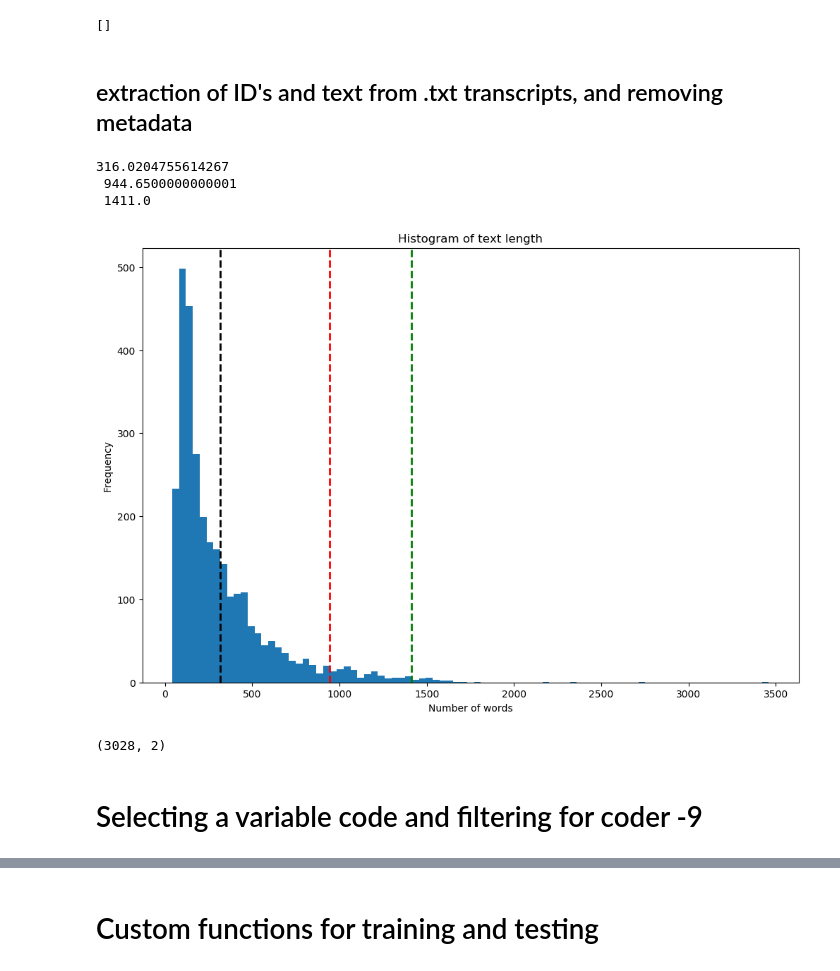
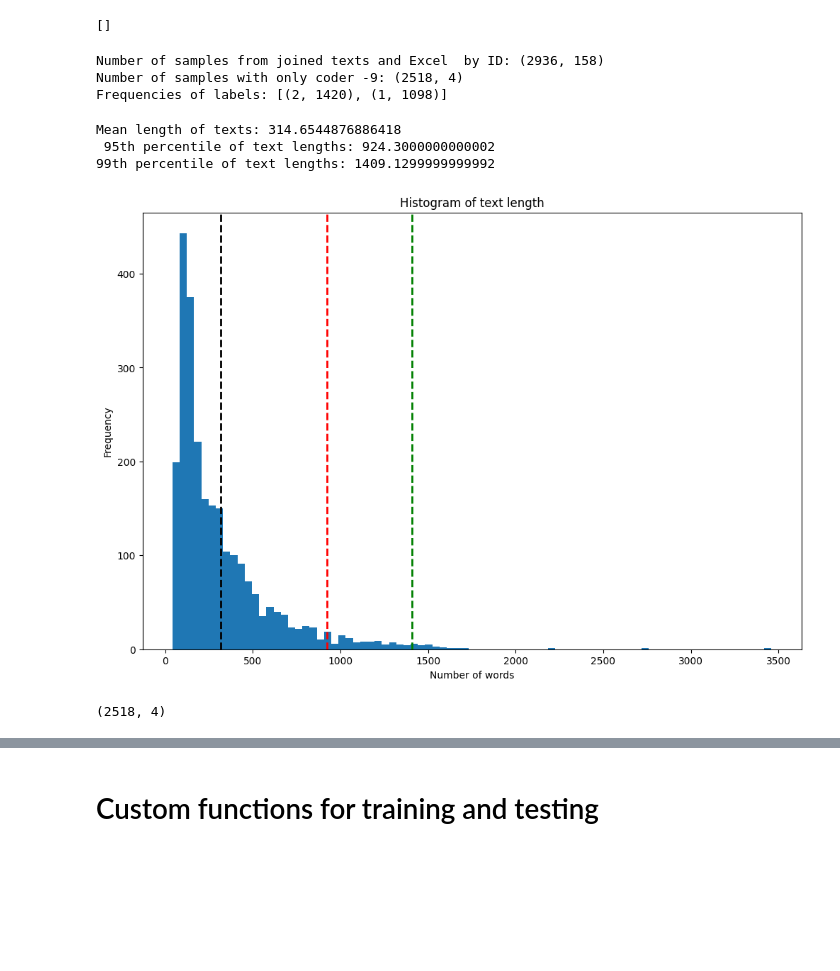
Before and after one commit to HubertBaginski/TranscriptsSuicideML, a Jupyter notebook: template_commented.ipynb, the cells around one changed output, grey strips where cells are left out. Cells and saved outputs as stored; diff of their text form; code cells hidden in the pictures; blank space fills up the shorter version.

```diff
--- a/template_commented.ipynb
+++ b/template_commented.ipynb
@@ -49,5 +42,3 @@ tf.compat.v1.keras.backend.set_session(session)
 tf.config.list_physical_devices('GPU')
 # %% [output]
 []
-# %% [markdown]
-## extraction of ID's and text from .txt transcripts, and removing metadata
@@ -102,35 +45,39 @@ df = df[:-1]
+# %%
+variable_code = "MF02_01"
+df_var = process_transcripts(variable_code)
+# %% [output]
+Number of samples from joined texts and Excel  by ID: (2936, 158)
+Number of samples with only coder -9: (2518, 4)
+Frequencies of labels: [(2, 1420), (1, 1098)]
 # %%
 # sequence length histogram to determine cutoff
-a = []
-for i in df.text.values:
-    temp = i.split(" ")
-    a.append(len(temp))
+lengths = [len(text.split(" ")) for text in df_var.text.values]
 
-fig, ax = plt.subplots(figsize=(12,8))
+fig, ax = plt.subplots(figsize=(12, 8))
 
-plt.hist(a, bins='auto')
-plt.axvline(np.mean(a), color='k', linestyle='dashed', linewidth=2)
-plt.axvline(np.percentile(a, 95), color='red', linestyle='dashed', linewidth=2)
-plt.axvline(np.percentile(a, 99), color='green', linestyle='dashed', linewidth=2)
+plt.hist(lengths, bins='auto')
+plt.axvline(np.mean(lengths), color='k', linestyle='dashed', linewidth=2)
+plt.axvline(np.percentile(lengths, 95), color='red', linestyle='dashed', linewidth=2)
+plt.axvline(np.percentile(lengths, 99), color='green', linestyle='dashed', linewidth=2)
 plt.xlabel('Number of words')
 plt.ylabel('Frequency')
 plt.title("Histogram of text length")
 fig.savefig("seq_len_CI.png", dpi=600)
-print(np.mean(a), "\n", np.percentile(a, 95), "\n", np.percentile(a, 99) )
+print(f"Mean length of texts: {np.mean(lengths)}\n "
+      f"95th percentile of text lengths: {np.percentile(lengths, 95)}\n"
+      f"99th percentile of text lengths: {np.percentile(lengths, 99)}")
 # %% [output]
-316.0204755614267
- 944.6500000000001
- 1411.0
+Mean length of texts: 314.6544876886418
+ 95th percentile of text lengths: 924.3000000000002
+99th percentile of text lengths: 1409.1299999999992
-[figure, old version]
+[figure, new version]
 # %%
-df.shape
+df_var.shape
 # %% [output]
-(3028, 2)
+(2518, 4)
 # %%
 # add here the latest Excel with the manually coded variable codes
 f = "./data/new/V!brant_data_all_161220.xlsx"
 df_classes = pd.read_excel(f)
 # %%
 df_classes = df_classes.iloc[1:]
-# %% [markdown]
-# Selecting a variable code and filtering for coder -9
```
Also changed, not shown: parts of 37 cells of this notebook, 4 other files.
